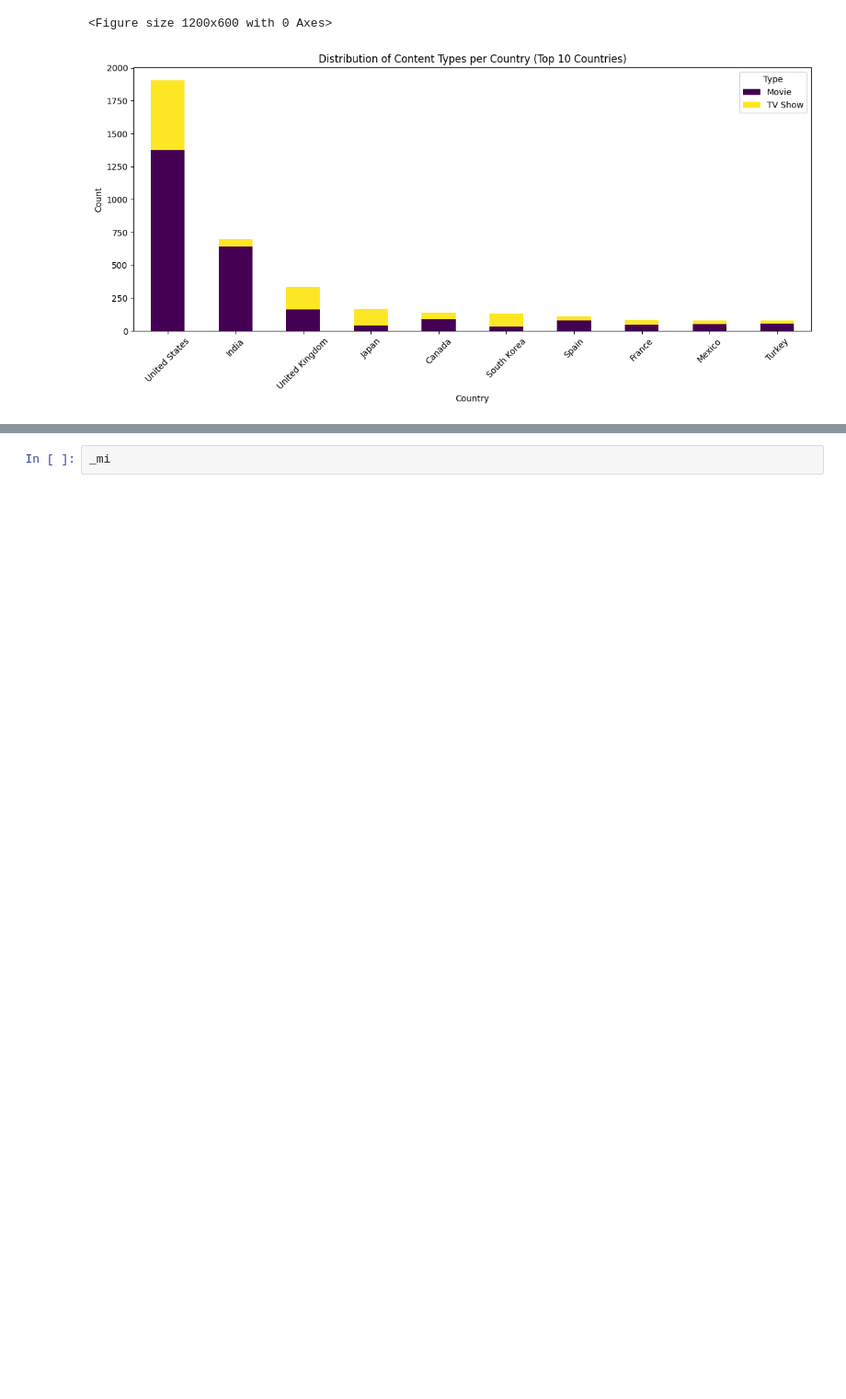
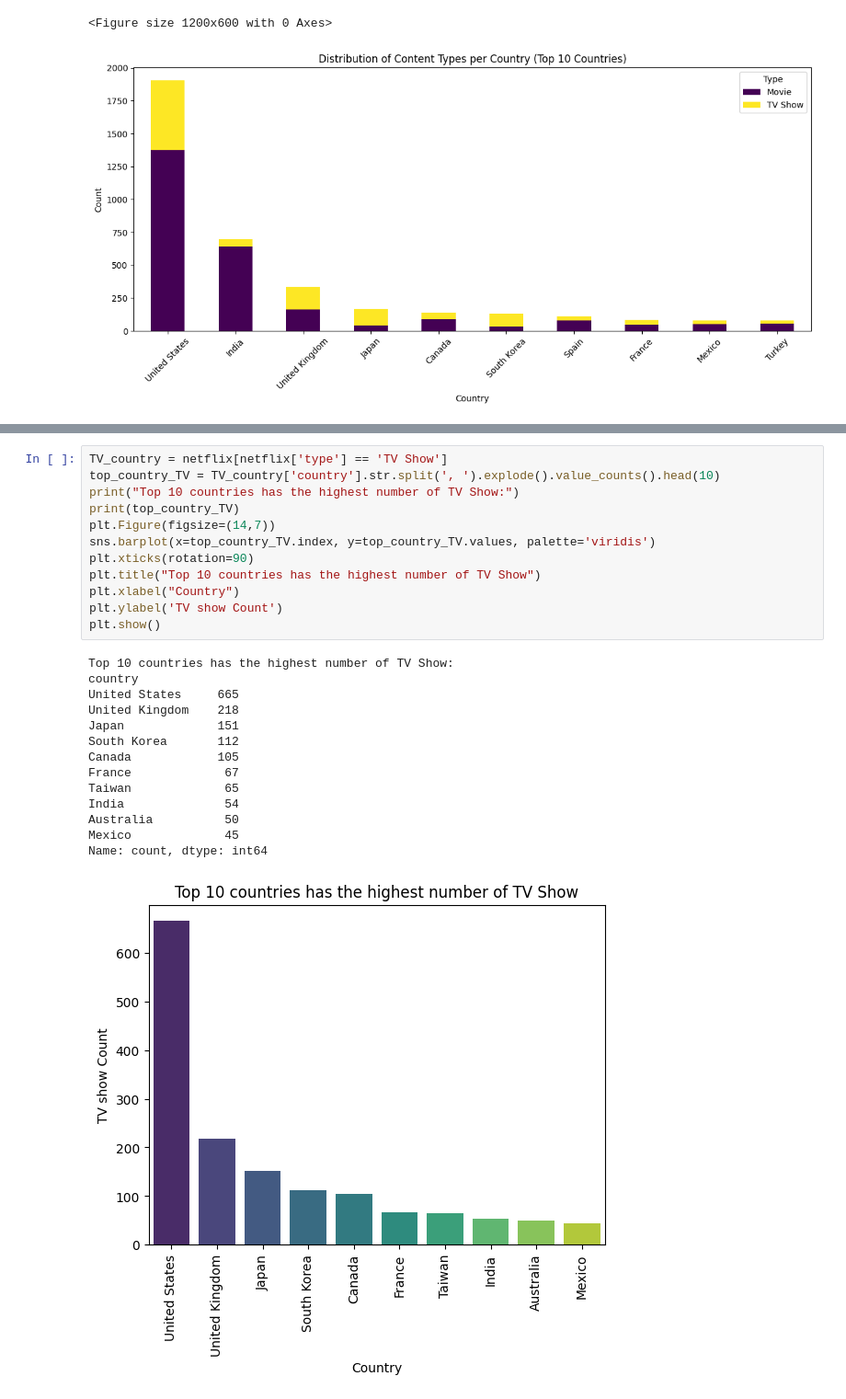
Before and after one commit to prabhumkpeak/AI_MI, a Jupyter notebook: .venv-1/EDA_Netflix.ipynb, the cells around one changed output, grey strips where cells are left out. Shown at 92% size. Saved outputs shown, nothing was run; the diff lists cells and outputs as text; blank space fills up the shorter version.

```diff
--- a/.venv-1/EDA_Netflix.ipynb
+++ b/.venv-1/EDA_Netflix.ipynb
@@ -644,2 +642,27 @@ Name: count, dtype: int64
-# %%
-_mi
+# %%
+TV_country = netflix[netflix['type'] == 'TV Show']
+top_country_TV = TV_country['country'].str.split(', ').explode().value_counts().head(10)
+print("Top 10 countries has the highest number of TV Show:")
+print(top_country_TV)
+plt.Figure(figsize=(14,7))
+sns.barplot(x=top_country_TV.index, y=top_country_TV.values, palette='viridis')
+plt.xticks(rotation=90)
+plt.title("Top 10 countries has the highest number of TV Show")
+plt.xlabel("Country")
+plt.ylabel('TV show Count')
+plt.show()
+# %% [output]
+Top 10 countries has the highest number of TV Show:
+country
+United States     665
+United Kingdom    218
+Japan             151
+South Korea       112
+Canada            105
+France             67
+Taiwan             65
+India              54
+Australia          50
+Mexico             45
+Name: count, dtype: int64
+[figure, added]
```
Also changed, not shown: parts of 9 cells of this notebook, 1 other file.
